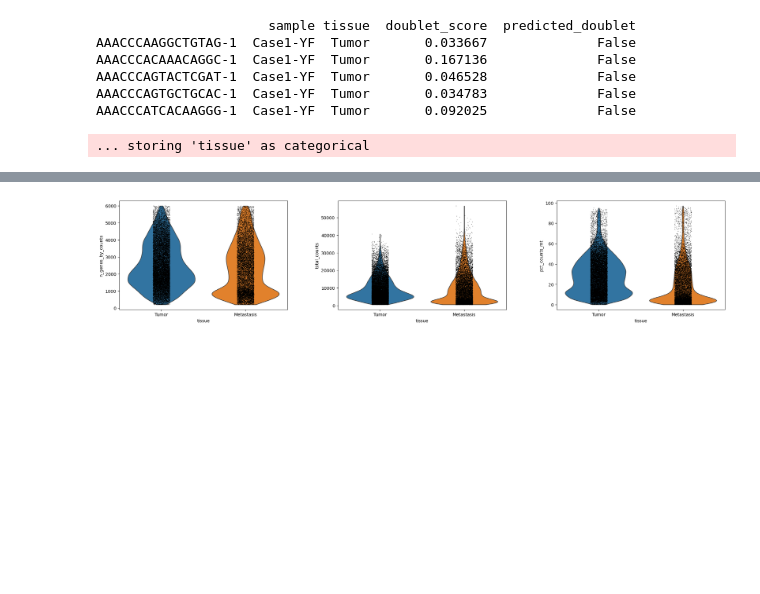
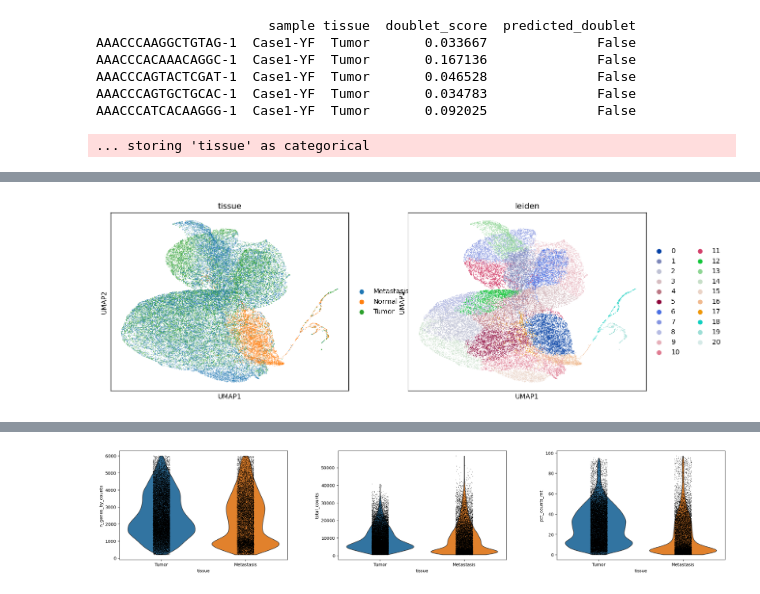
Before and after one commit to rinickulous/final2-project-scread, a Jupyter notebook: scanpy.ipynb, the cells around one changed output, grey strips where cells are left out. Saved outputs shown, nothing was run; the diff lists cells and outputs as text; code cells hidden in the pictures; blank space fills up the shorter version.

```diff
--- a/scanpy.ipynb
+++ b/scanpy.ipynb
@@ -386,0 +405,8 @@ adata.write_h5ad('results/combined_all_samples_with_doublets.h5ad')
+# %%
+sc.tl.pca(singlets, svd_solver='arpack')
+sc.pp.neighbors(singlets, n_pcs=10)
+sc.tl.umap(singlets)
+sc.tl.leiden(singlets, resolution=0.5)
+sc.pl.umap(singlets, color=['tissue','leiden'])
+# %% [output]
+[figure, added]
```
Also changed, not shown: parts of 9 cells of this notebook, 4 other files.
